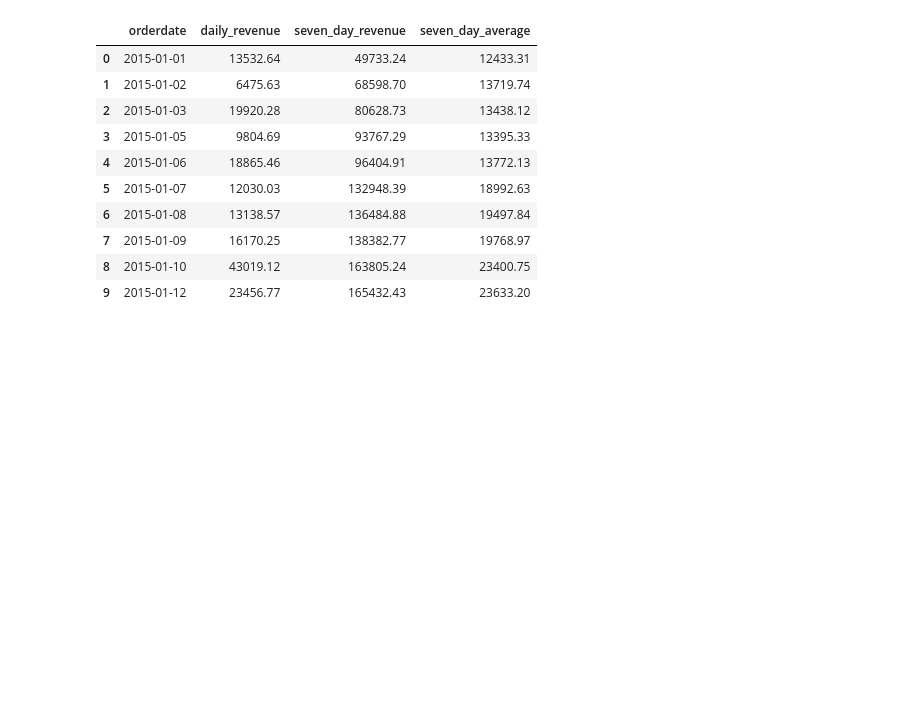
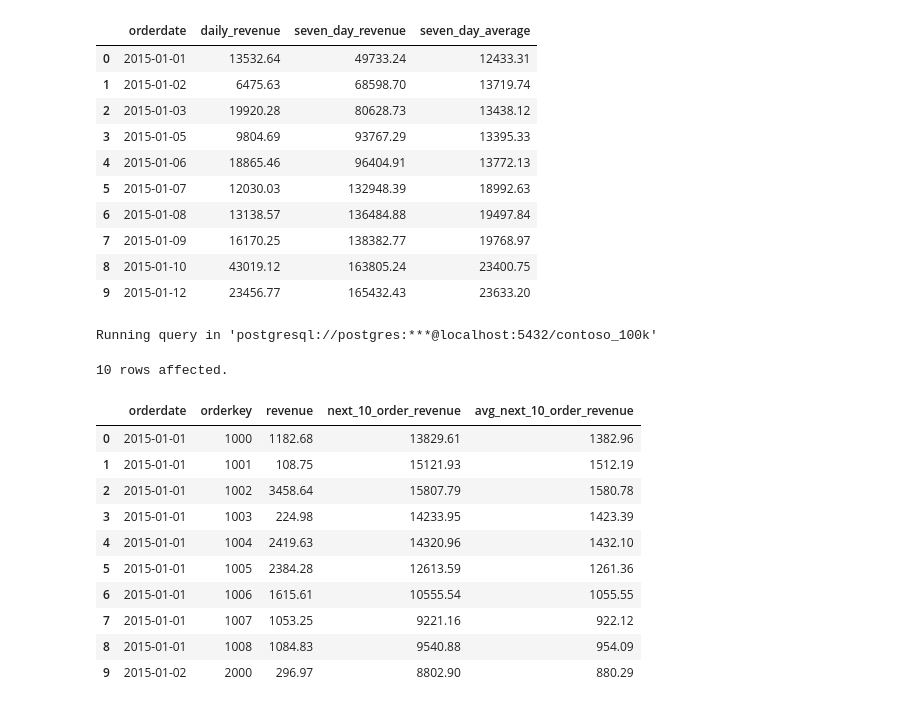
Before and after one commit to Du6eniuk/Du6eniuk, a Jupyter notebook: 0_Intro/2_Colab_Notebooks.ipynb, the cells around one changed output. Cells and saved outputs as stored; diff of their text form; code cells hidden in the pictures; blank space fills up the shorter version.

```diff
--- a/0_Intro/2_Colab_Notebooks.ipynb
+++ b/0_Intro/2_Colab_Notebooks.ipynb
@@ -1624,4 +1624,30 @@ Running query in 'postgresql://postgres:***@localhost:5432/contoso_100k'
 # %%
 # 🟨 Next 10 Order Revenue (3.5.2) - Problem
 # Analyze short-term order revenue trends by calculating the total and average revenue of the next 10 orders following each order.
 # This helps identify periods of high or low revenue momentum based on future order values.
+%%sql
+WITH order_revenue AS (SELECT orderdate, orderkey, SUM(quantity * netprice / exchangerate) AS revenue
+FROM sales
+GROUP BY 1, 2
+ORDER BY 1, 2)
+
+SELECT orderdate, orderkey, revenue,
+SUM(revenue) OVER(ORDER BY orderdate, orderkey ROWS BETWEEN CURRENT ROW AND 9 FOLLOWING) AS next_10_order_revenue,
+AVG(revenue) OVER(ORDER BY orderdate, orderkey ROWS BETWEEN CURRENT ROW AND 9 FOLLOWING) AS avg_next_10_order_revenue
+FROM order_revenue
+LIMIT 10
+# interesting. so now we can compare revenue with avg
+# %% [output]
+Running query in 'postgresql://postgres:***@localhost:5432/contoso_100k'
+10 rows affected.
+|  | orderdate | orderkey | revenue | next_10_order_revenue | avg_next_10_order_revenue |
+| 0 | 2015-01-01 | 1000 | 1182.68 | 13829.61 | 1382.96 |
+| 1 | 2015-01-01 | 1001 | 108.75 | 15121.93 | 1512.19 |
+| 2 | 2015-01-01 | 1002 | 3458.64 | 15807.79 | 1580.78 |
+| 3 | 2015-01-01 | 1003 | 224.98 | 14233.95 | 1423.39 |
+| 4 | 2015-01-01 | 1004 | 2419.63 | 14320.96 | 1432.10 |
+| 5 | 2015-01-01 | 1005 | 2384.28 | 12613.59 | 1261.36 |
+| 6 | 2015-01-01 | 1006 | 1615.61 | 10555.54 | 1055.55 |
+| 7 | 2015-01-01 | 1007 | 1053.25 | 9221.16 | 922.12 |
+| 8 | 2015-01-01 | 1008 | 1084.83 | 9540.88 | 954.09 |
+| 9 | 2015-01-02 | 2000 | 296.97 | 8802.90 | 880.29 |
```
Also changed, not shown: parts of 1 cell of this notebook.
